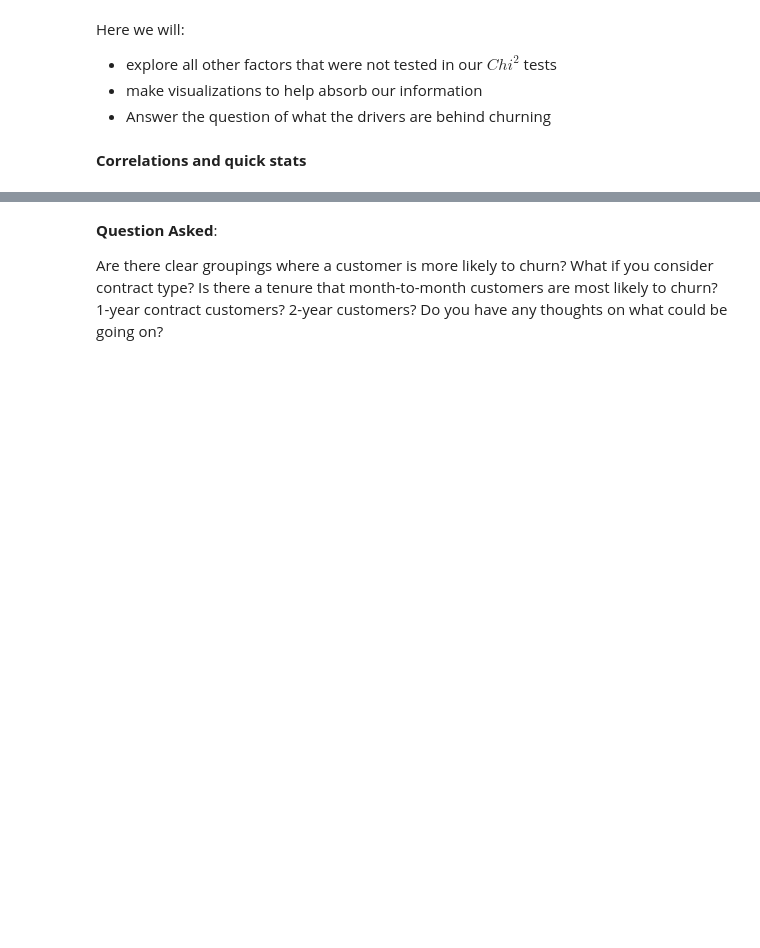
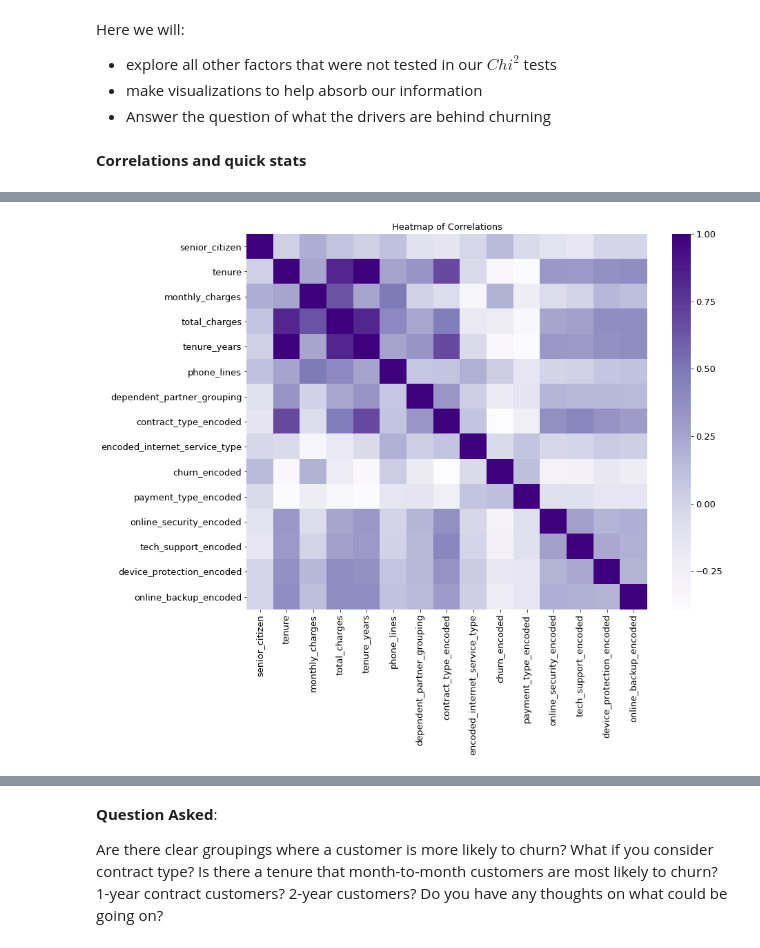
Before and after one commit to Churning-Up-the-Heat/classification-project, a Jupyter notebook: customers_churning_final.ipynb, the cells around one changed output, grey strips where cells are left out. Cells and saved outputs as stored; diff of their text form; code cells hidden in the pictures; blank space fills up the shorter version.

```diff
--- a/customers_churning_final.ipynb
+++ b/customers_churning_final.ipynb
@@ -216,3 +291,6 @@ male_and_female_ctab
+# %%
+#dropping gender from our data
+train.drop(columns="gender", inplace=True)
 # %% [markdown]
 **Has Dependents VS churning**
 
@@ -353,0 +506,5 @@ train.describe()
+# %%
+#take a look at correlations
+explore.initial_corr_heatmap(train)
+# %% [output]
+[figure, added]
```
Also changed, not shown: parts of 59 cells of this notebook.
